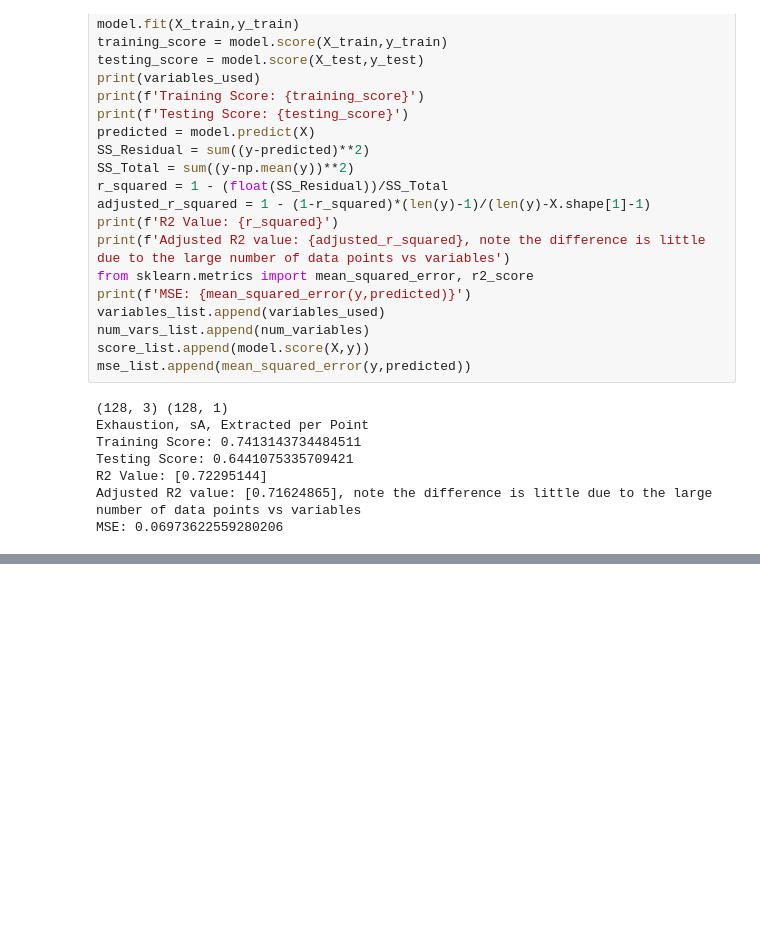
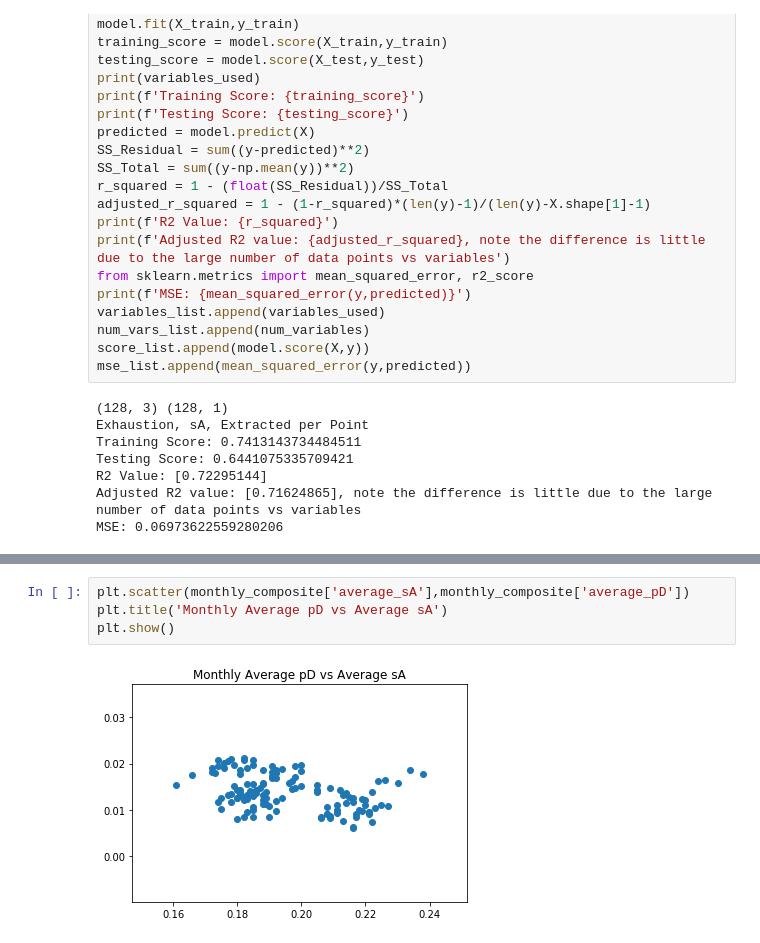
Before and after one commit to ngoodweiler/Data-Analytics-Final_Project, a Jupyter notebook: Regression_testing_monthly.ipynb, the cells around one changed output, grey strips where cells are left out. Drawn from its saved outputs; the diff is of its cells as text; blank space fills up the shorter version.

```diff
--- a/Regression_testing_monthly.ipynb
+++ b/Regression_testing_monthly.ipynb
@@ -615,0 +645,6 @@ pB_reg_results_df
+# %%
+plt.scatter(monthly_composite['average_sA'],monthly_composite['average_pD'])
+plt.title('Monthly Average pD vs Average sA')
+plt.show()
+# %% [output]
+[figure, added]
```
Also changed, not shown: parts of 36 cells of this notebook.
